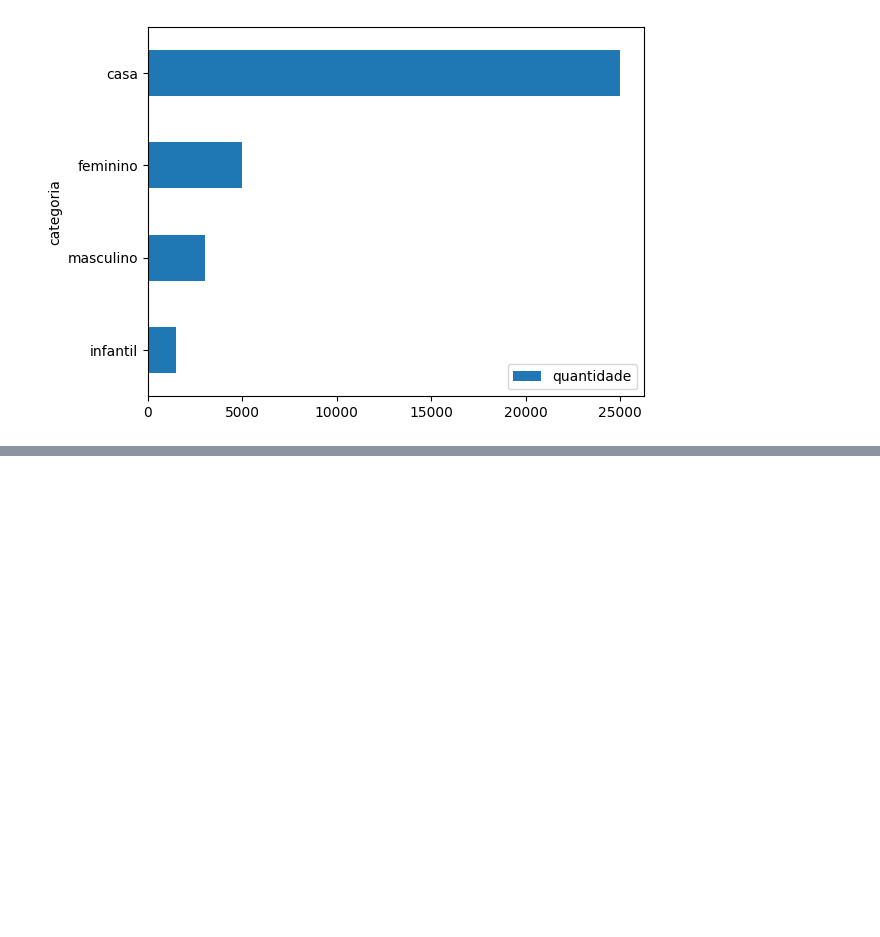
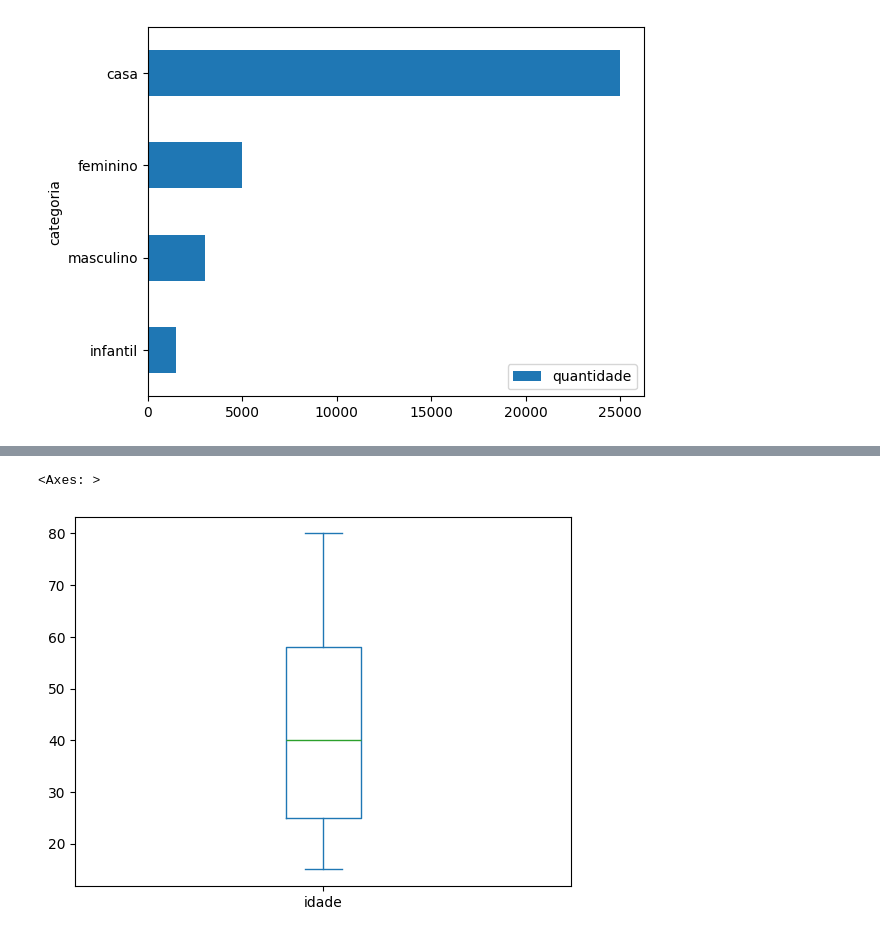
Before and after one commit to Welbert-Soares/estatistica, a Jupyter notebook: estatistica_devs.ipynb, the cells around one changed output, grey strips where cells are left out. Saved outputs shown, nothing was run; the diff lists cells and outputs as text; code cells hidden in the pictures; blank space fills up the shorter version.

```diff
--- a/estatistica_devs.ipynb
+++ b/estatistica_devs.ipynb
@@ -219,0 +227,7 @@ df_vendas.sort_values(by='quantidade', ascending=True).plot.barh(x='categoria',
+# %%
+# Grafico de BoxPlot (Diagrama de caixa) - Idade
+
+df_medidas.idade.plot.box()
+# %% [output]
+<Axes: >
+[figure, added]
```
Also changed, not shown: parts of 2 cells of this notebook.
